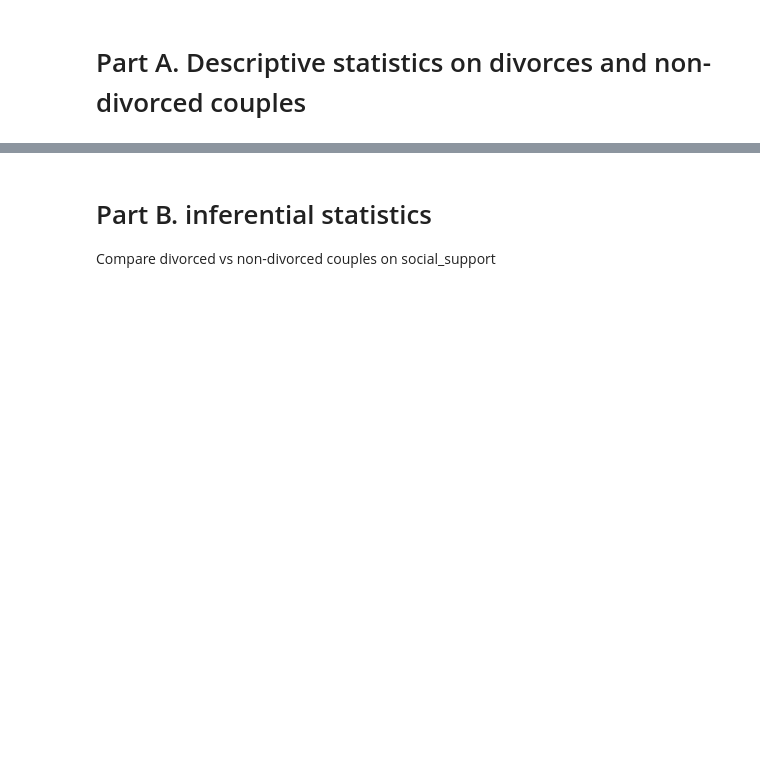
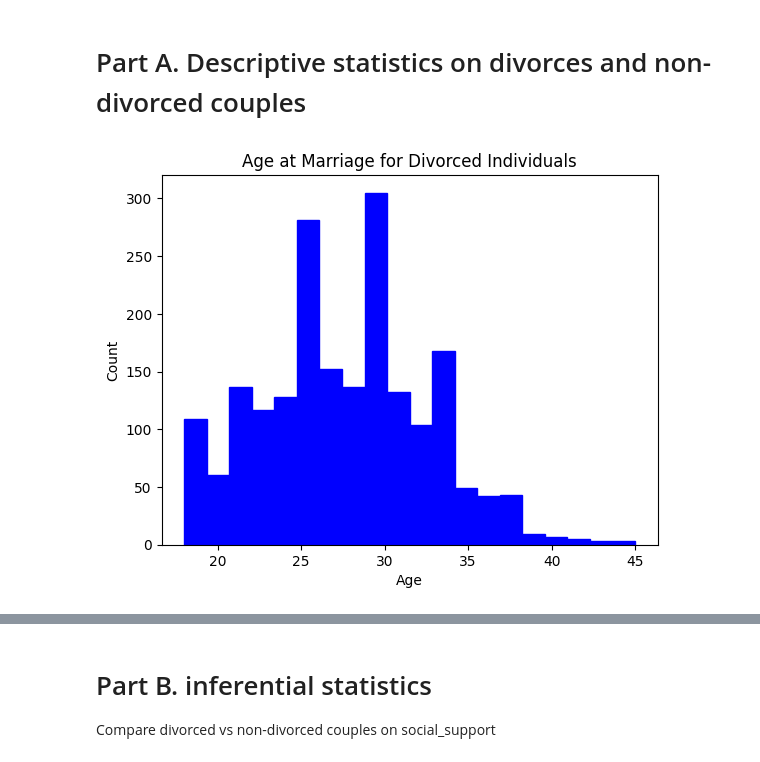
Before and after one commit to Rodrigu87/Module-2-Project-CAS-UniBe, a Jupyter notebook: Divorce.ipynb, the cells around one changed output, grey strips where cells are left out. Cells and saved outputs as stored; diff of their text form; code cells hidden in the pictures; blank space fills up the shorter version.

```diff
--- a/Divorce.ipynb
+++ b/Divorce.ipynb
@@ -49,3 +49,15 @@ df.head(10)
 10 rows × 22 columns
 # %% [markdown]
 # Part A. Descriptive statistics on divorces and non-divorced couples
+# %%
+# Filter the data to include only divorced individuals
+divorced_data = df[df['divorced'] == 1]
+
+# Plot the histogram of age at marriage for divorced individuals
+divorced_data['age_at_marriage'].plot(kind='hist', fill=True, histtype='step', color='blue', bins=20)
+plt.title("Age at Marriage for Divorced Individuals")
+plt.xlabel("Age")
+plt.ylabel("Count")
+plt.show()
+# %% [output]
+[figure, added]
```
Also changed, not shown: parts of 1 cell of this notebook.
